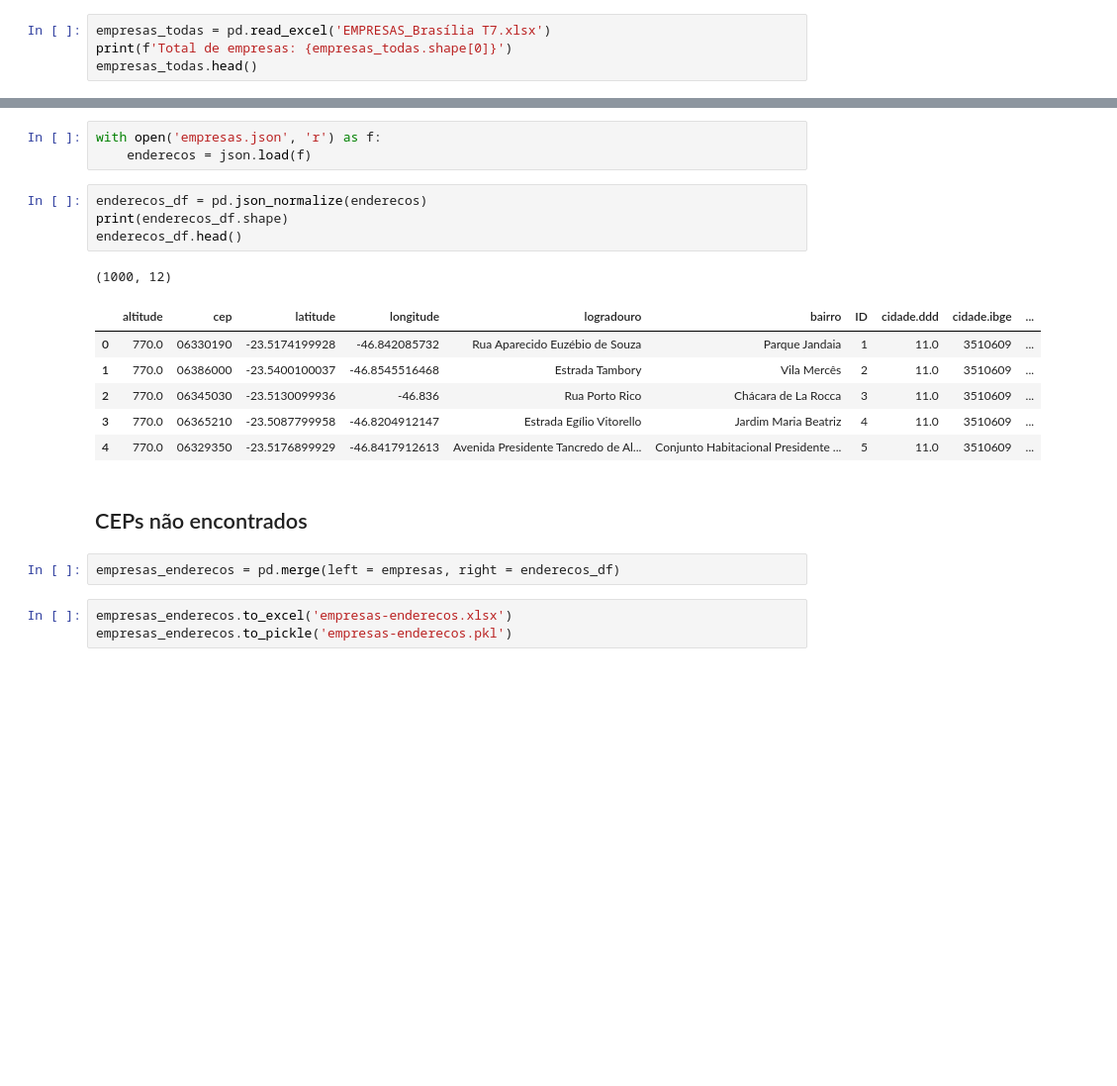
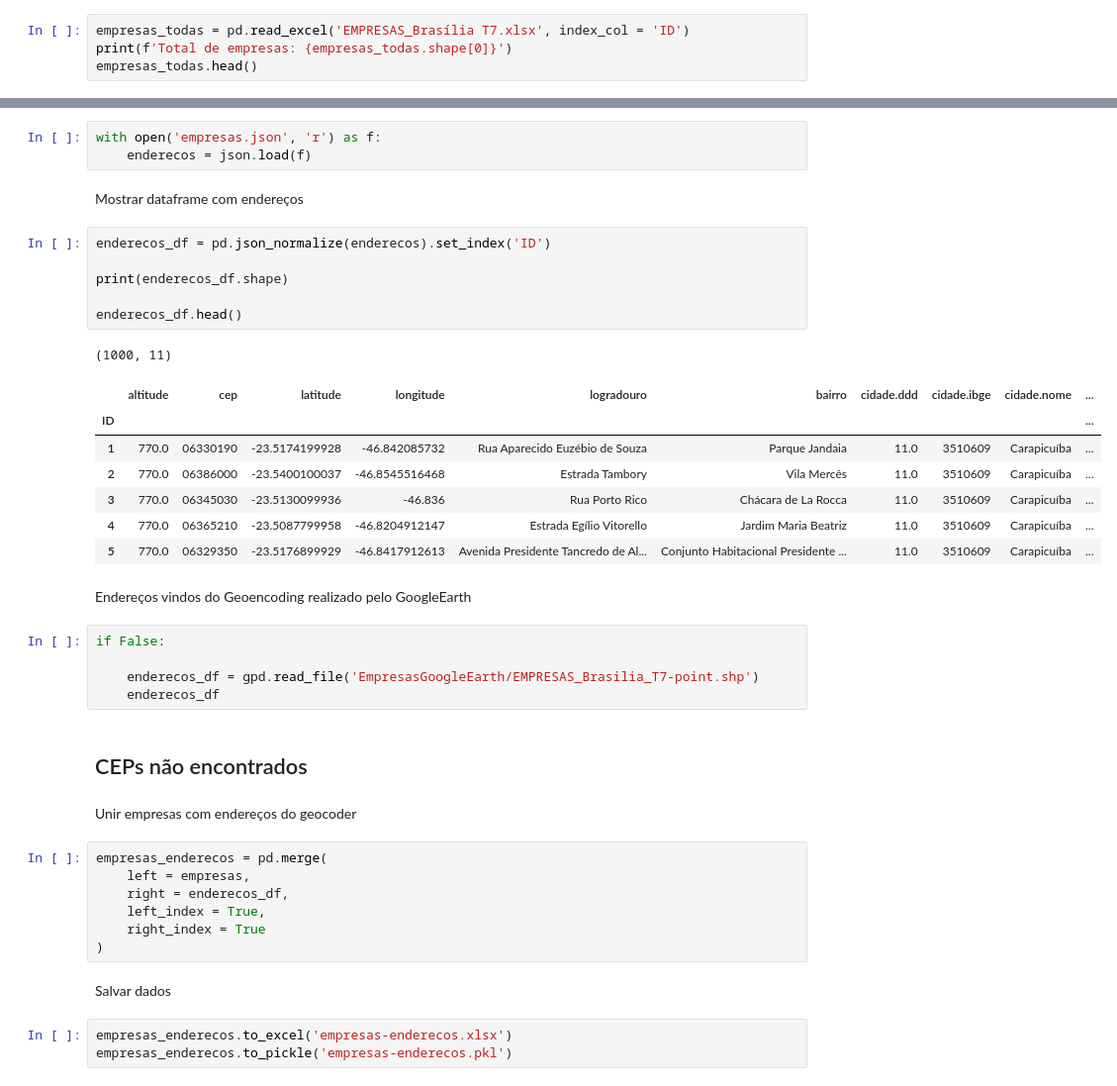
Before and after one commit to moesmatheus/estatistica-espacial-2, a Jupyter notebook: semana-2.ipynb, the cells around one changed output, grey strips where cells are left out. Shown at 99% size. Cells and saved outputs as stored; diff of their text form; blank space fills up the shorter version.

```diff
--- a/semana-2.ipynb
+++ b/semana-2.ipynb
@@ -45,5 +26,5 @@ array(['ALEXANDRE DE ALMEIDA FONSECA', 'ALINE BRAGA LAKISS GUSMÃO',
 # %%
-empresas_todas = pd.read_excel('EMPRESAS_Brasília T7.xlsx')
+empresas_todas = pd.read_excel('EMPRESAS_Brasília T7.xlsx', index_col = 'ID')
 print(f'Total de empresas: {empresas_todas.shape[0]}')
 empresas_todas.head()
 # %% [output]
@@ -101,22 +93,43 @@ Carregar endereçoes
 # %%
 with open('empresas.json', 'r') as f:
     enderecos = json.load(f)
+# %% [markdown]
+Mostrar dataframe com endereços
 # %%
-enderecos_df = pd.json_normalize(enderecos)
+enderecos_df = pd.json_normalize(enderecos).set_index('ID')
+
 print(enderecos_df.shape)
+
 enderecos_df.head()
 # %% [output]
-(1000, 12)
+(1000, 11)
-|  | altitude | cep | latitude | longitude | logradouro | bairro | ID | cidade.ddd | cidade.ibge | ... |
-| 0 | 770.0 | 06330190 | -23.5174199928 | -46.842085732 | Rua Aparecido Euzébio de Souza | Parque Jandaia | 1 | 11.0 | 3510609 | ... |
-| 1 | 770.0 | 06386000 | -23.5400100037 | -46.8545516468 | Estrada Tambory | Vila Mercês | 2 | 11.0 | 3510609 | ... |
-| 2 | 770.0 | 06345030 | -23.5130099936 | -46.836 | Rua Porto Rico | Chácara de La Rocca | 3 | 11.0 | 3510609 | ... |
-| 3 | 770.0 | 06365210 | -23.5087799958 | -46.8204912147 | Estrada Egílio Vitorello | Jardim Maria Beatriz | 4 | 11.0 | 3510609 | ... |
-| 4 | 770.0 | 06329350 | -23.5176899929 | -46.8417912613 | Avenida Presidente Tancredo de Al... | Conjunto Habitacional Presidente ... | 5 | 11.0 | 3510609 | ... |
+|  | altitude | cep | latitude | longitude | logradouro | bairro | cidade.ddd | cidade.ibge | cidade.nome | ... |
+| ID |  |  |  |  |  |  |  |  |  | ... |
+| 1 | 770.0 | 06330190 | -23.5174199928 | -46.842085732 | Rua Aparecido Euzébio de Souza | Parque Jandaia | 11.0 | 3510609 | Carapicuíba | ... |
+| 2 | 770.0 | 06386000 | -23.5400100037 | -46.8545516468 | Estrada Tambory | Vila Mercês | 11.0 | 3510609 | Carapicuíba | ... |
+| 3 | 770.0 | 06345030 | -23.5130099936 | -46.836 | Rua Porto Rico | Chácara de La Rocca | 11.0 | 3510609 | Carapicuíba | ... |
+| 4 | 770.0 | 06365210 | -23.5087799958 | -46.8204912147 | Estrada Egílio Vitorello | Jardim Maria Beatriz | 11.0 | 3510609 | Carapicuíba | ... |
+| 5 | 770.0 | 06329350 | -23.5176899929 | -46.8417912613 | Avenida Presidente Tancredo de Al... | Conjunto Habitacional Presidente ... | 11.0 | 3510609 | Carapicuíba | ... |
+# %% [markdown]
+Endereços vindos do Geoencoding realizado pelo GoogleEarth
+# %%
+if False:
+
+    enderecos_df = gpd.read_file('EmpresasGoogleEarth/EMPRESAS_Brasilia_T7-point.shp')
+    enderecos_df
 # %% [markdown]
 ## CEPs não encontrados
+# %% [markdown]
+Unir empresas com endereços do geocoder
 # %%
-empresas_enderecos = pd.merge(left = empresas, right = enderecos_df)
+empresas_enderecos = pd.merge(
+    left = empresas,
+    right = enderecos_df,
+    left_index = True,
+    right_index = True
+)
+# %% [markdown]
+Salvar dados
 # %%
 empresas_enderecos.to_excel('empresas-enderecos.xlsx')
 empresas_enderecos.to_pickle('empresas-enderecos.pkl')
```
Also changed, not shown: parts of 106 cells of this notebook, 12 other files.
